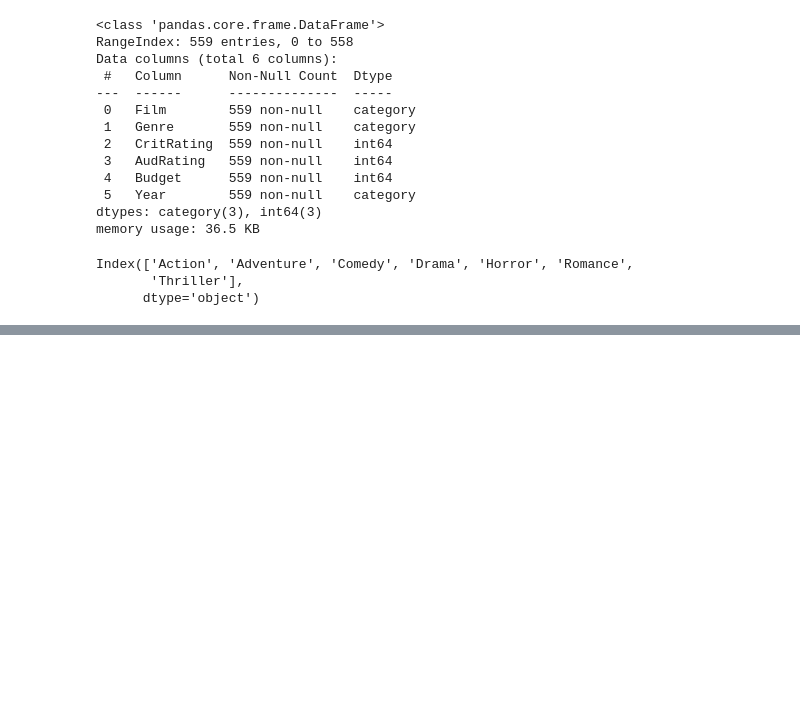
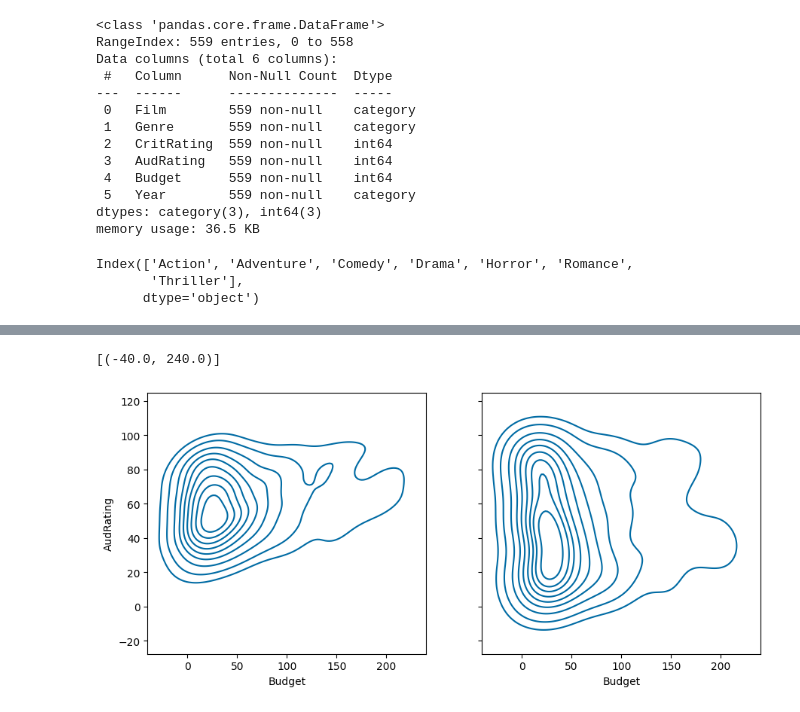
Before and after one commit to rmc3408/python, a Jupyter notebook: data-science/python-A-Z/visualizations.ipynb, the cells around one changed output, grey strips where cells are left out. Drawn from its saved outputs; the diff is of its cells as text; code cells hidden in the pictures; blank space fills up the shorter version.

```diff
--- a/data-science/python-A-Z/visualizations.ipynb
+++ b/data-science/python-A-Z/visualizations.ipynb
@@ -100,0 +108,11 @@ plt.hist(action_drama_budget, stacked=True, bins=15)
+# %%
+figure, axes = plt.subplots(1, 2, sharey=True, sharex=True )
+figure.set_size_inches(10.5, 4.5)
+
+f1 = sns.kdeplot(data, x='Budget', y='AudRating', ax=axes[0])
+f2 = sns.kdeplot(data, x='Budget', y='CritRating', ax=axes[1])
+
+f1.set(xlim=(-40, 240))
+# %% [output]
+[(-40.0, 240.0)]
+[figure, added]
```
Also changed, not shown: parts of 8 cells of this notebook.
